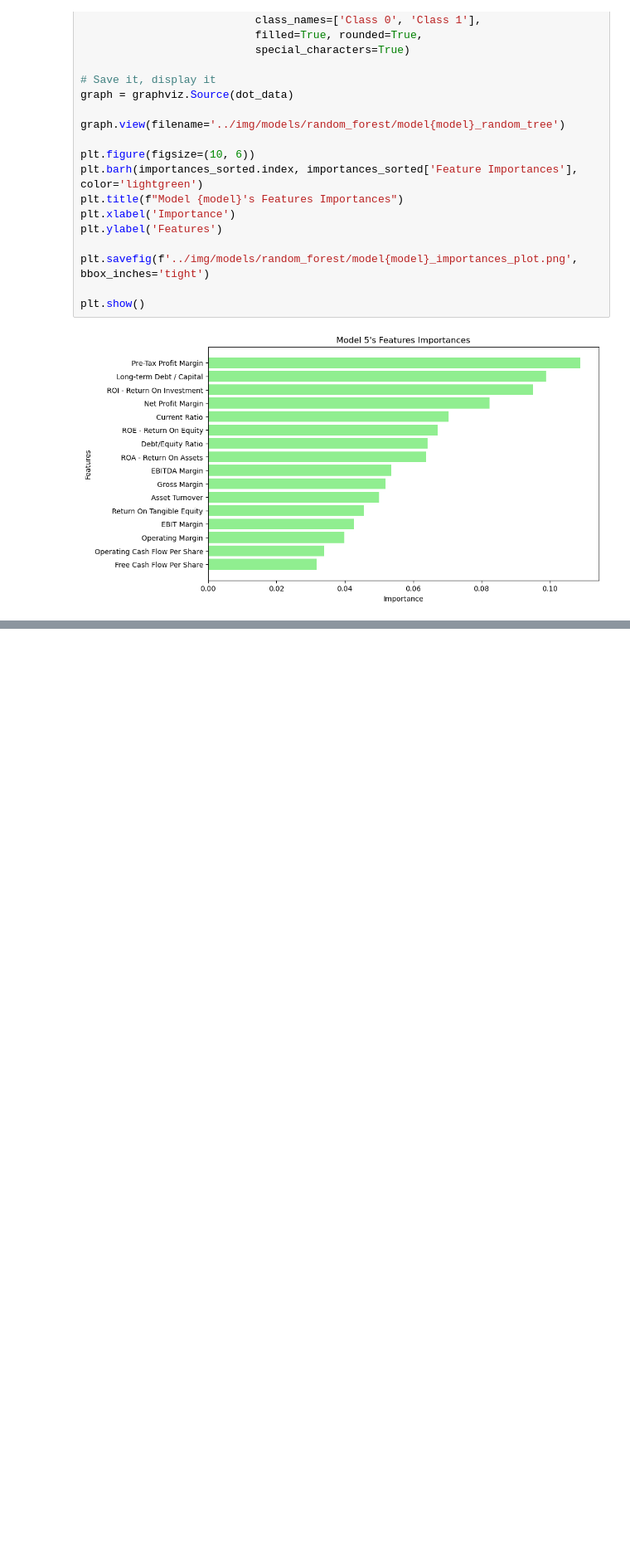
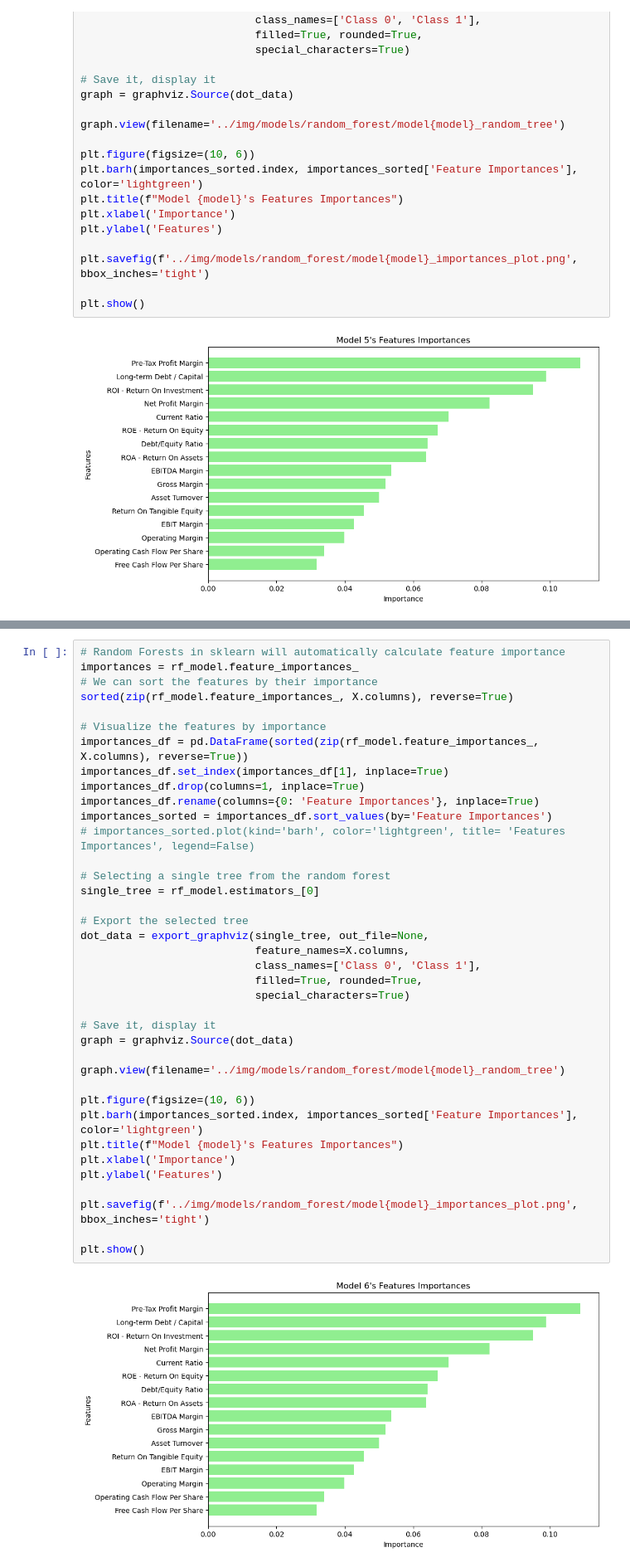
Before and after one commit to ericjjohnson2/corporate_credit_rating, a Jupyter notebook: notebooks/random_forest_model.ipynb, the cells around one changed output, grey strips where cells are left out. Shown: that part at 83% size. Drawn from its saved outputs; the diff is of its cells as text; blank space fills up the shorter version.

Commit message:
added feature importance image to jupyter widget gui

```diff
--- a/notebooks/random_forest_model.ipynb
+++ b/notebooks/random_forest_model.ipynb
@@ -738,0 +841,40 @@ plt.show()
+# %%
+# Random Forests in sklearn will automatically calculate feature importance
+importances = rf_model.feature_importances_
+# We can sort the features by their importance
+sorted(zip(rf_model.feature_importances_, X.columns), reverse=True)
+
+# Visualize the features by importance
+importances_df = pd.DataFrame(sorted(zip(rf_model.feature_importances_, X.columns), reverse=True))
+importances_df.set_index(importances_df[1], inplace=True)
+importances_df.drop(columns=1, inplace=True)
+importances_df.rename(columns={0: 'Feature Importances'}, inplace=True)
+importances_sorted = importances_df.sort_values(by='Feature Importances')
+# importances_sorted.plot(kind='barh', color='lightgreen', title= 'Features Importances', legend=False)
+
+# Selecting a single tree from the random forest
+single_tree = rf_model.estimators_[0]
+
+# Export the selected tree
+dot_data = export_graphviz(single_tree, out_file=None,
+                           feature_names=X.columns,
+                           class_names=['Class 0', 'Class 1'],
+                           filled=True, rounded=True,
+                           special_characters=True)
+
+# Save it, display it
+graph = graphviz.Source(dot_data)
+
+graph.view(filename='../img/models/random_forest/model{model}_random_tree')
+
+plt.figure(figsize=(10, 6))
+plt.barh(importances_sorted.index, importances_sorted['Feature Importances'], color='lightgreen')
+plt.title(f"Model {model}'s Features Importances")
+plt.xlabel('Importance')
+plt.ylabel('Features')
+
+plt.savefig(f'../img/models/random_forest/model{model}_importances_plot.png', bbox_inches='tight')
+
+plt.show()
+# %% [output]
+[figure, added]
```
Also changed, not shown: parts of 3 cells of this notebook, 5 other files.
